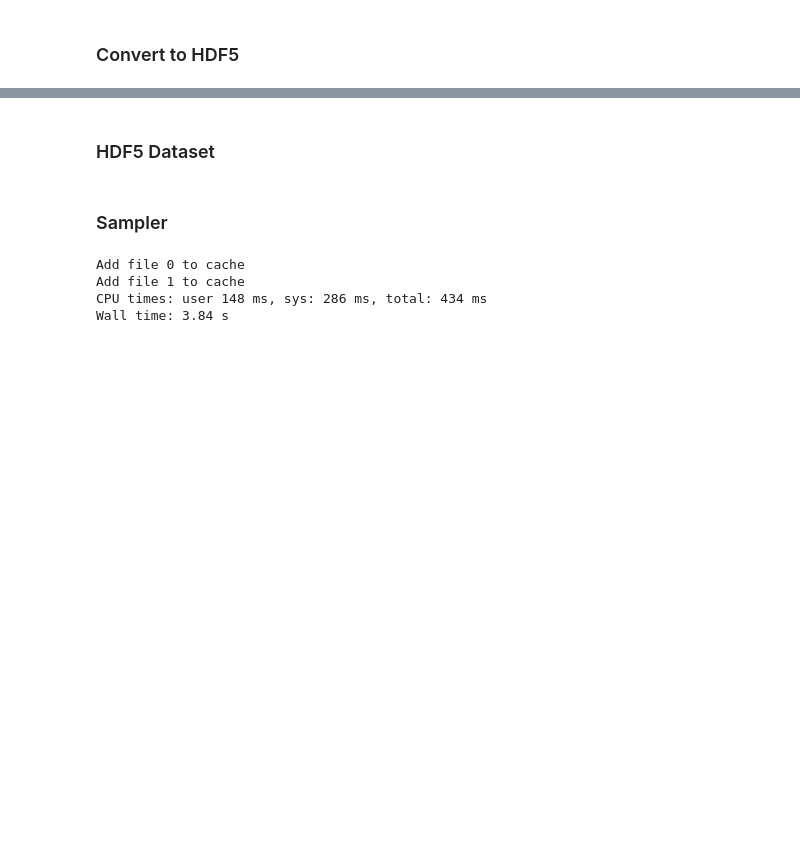
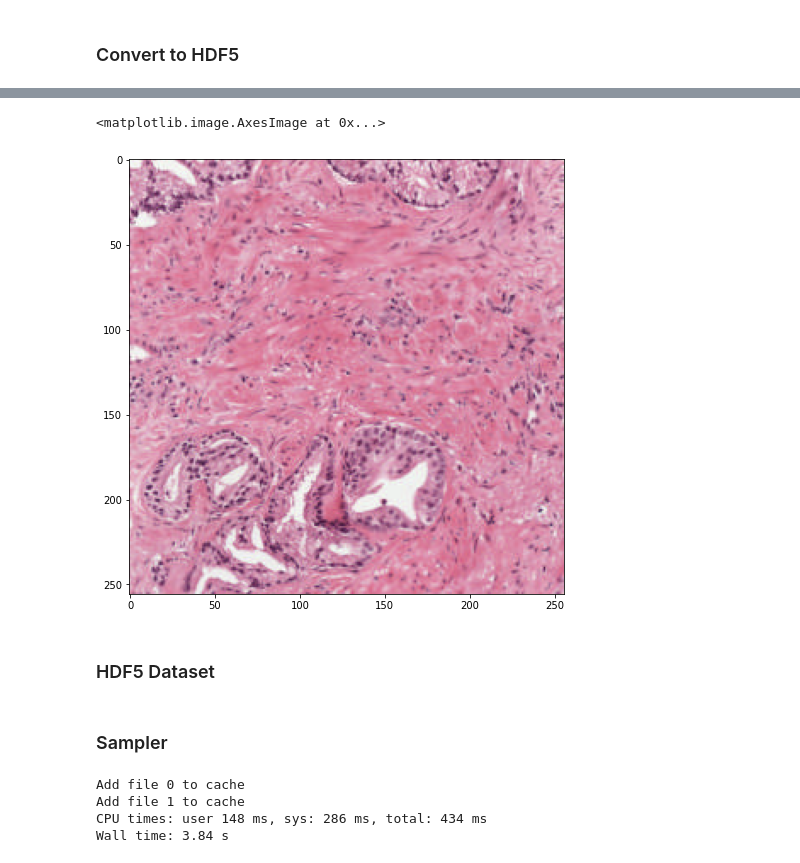
Before and after one commit to ademyanchuk/ChestXRay, a Jupyter notebook: notebooks/Create_HDF5_data.ipynb, the cells around one changed output, grey strips where cells are left out. Saved outputs shown, nothing was run; the diff lists cells and outputs as text; code cells hidden in the pictures; blank space fills up the shorter version.

```diff
--- a/notebooks/Create_HDF5_data.ipynb
+++ b/notebooks/Create_HDF5_data.ipynb
@@ -164,0 +259,4 @@ labels[0]
+# %%
+img = skimage.io.MultiImage(f"{PANDA_IMGS}/ffe9bcababc858e04840669e788065a1.tiff")[1]
+# %%
+img,_ = make_patch(img, CFG.tile_sz, CFG.num_tiles)
@@ -165,3 +267,9 @@ labels[0]
+# %%
+plt.figure(figsize=(8,8))
+plt.imshow(img[0])
+# %% [output]
+<matplotlib.image.AxesImage at 0x...>
+[figure, added]
 # %% [markdown]
 ### HDF5 Dataset
 # %%
```
Also changed, not shown: parts of 24 cells of this notebook.
